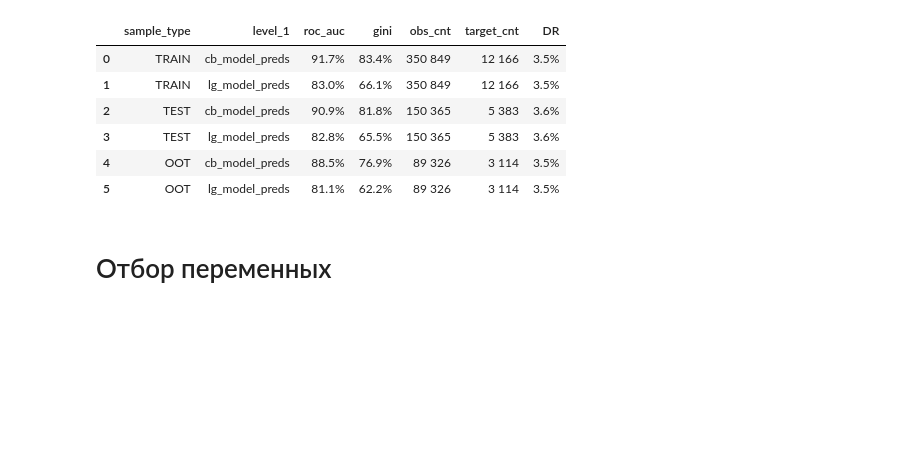
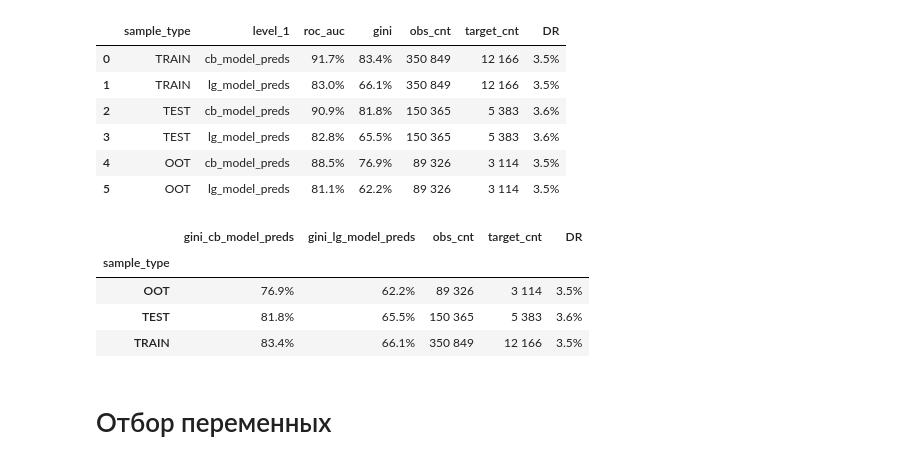
Before and after one commit to 25-77/Year_project, a Jupyter notebook: notebooks/3. Model.ipynb, the cells around one changed output. Saved outputs shown, nothing was run; the diff lists cells and outputs as text; code cells hidden in the pictures; blank space fills up the shorter version.

```diff
--- a/notebooks/3. Model.ipynb
+++ b/notebooks/3. Model.ipynb
@@ -354,6 +384,27 @@ style_metrics(metr_split.reset_index(), STYLE_CONFIG)
 | 3 | TEST | lg_model_preds | 82.8% | 65.5% | 150 365 | 5 383 | 3.6% |
 | 4 | OOT | cb_model_preds | 88.5% | 76.9% | 89 326 | 3 114 | 3.5% |
 | 5 | OOT | lg_model_preds | 81.1% | 62.2% | 89 326 | 3 114 | 3.5% |
+# %%
+# Сравнение по Gini
+metr_split_pivot = (
+    metr_split.pivot(columns="level_1", values="gini")
+    .add_prefix("gini_")
+    .join(metr_split[["obs_cnt", "target_cnt", "DR"]])
+    .drop_duplicates()
+)
+
+style_config_compare = {
+    "percent_cols": ["gini_cb_model_preds", "gini_lg_model_preds", "DR"],
+    "gradient_cols": ["gini_cb_model_preds", "gini_lg_model_preds"],
+}
+
+style_metrics(metr_split_pivot, {**STYLE_CONFIG, **style_config_compare}, axis=1)
+# %% [output]
+|  | gini_cb_model_preds | gini_lg_model_preds | obs_cnt | target_cnt | DR |
+| sample_type |  |  |  |  |  |
+| OOT | 76.9% | 62.2% | 89 326 | 3 114 | 3.5% |
+| TEST | 81.8% | 65.5% | 150 365 | 5 383 | 3.6% |
+| TRAIN | 83.4% | 66.1% | 350 849 | 12 166 | 3.5% |
 # %% [markdown]
 # Отбор переменных
 # %%
```
Also changed, not shown: parts of 12 cells of this notebook, 6 other files.
